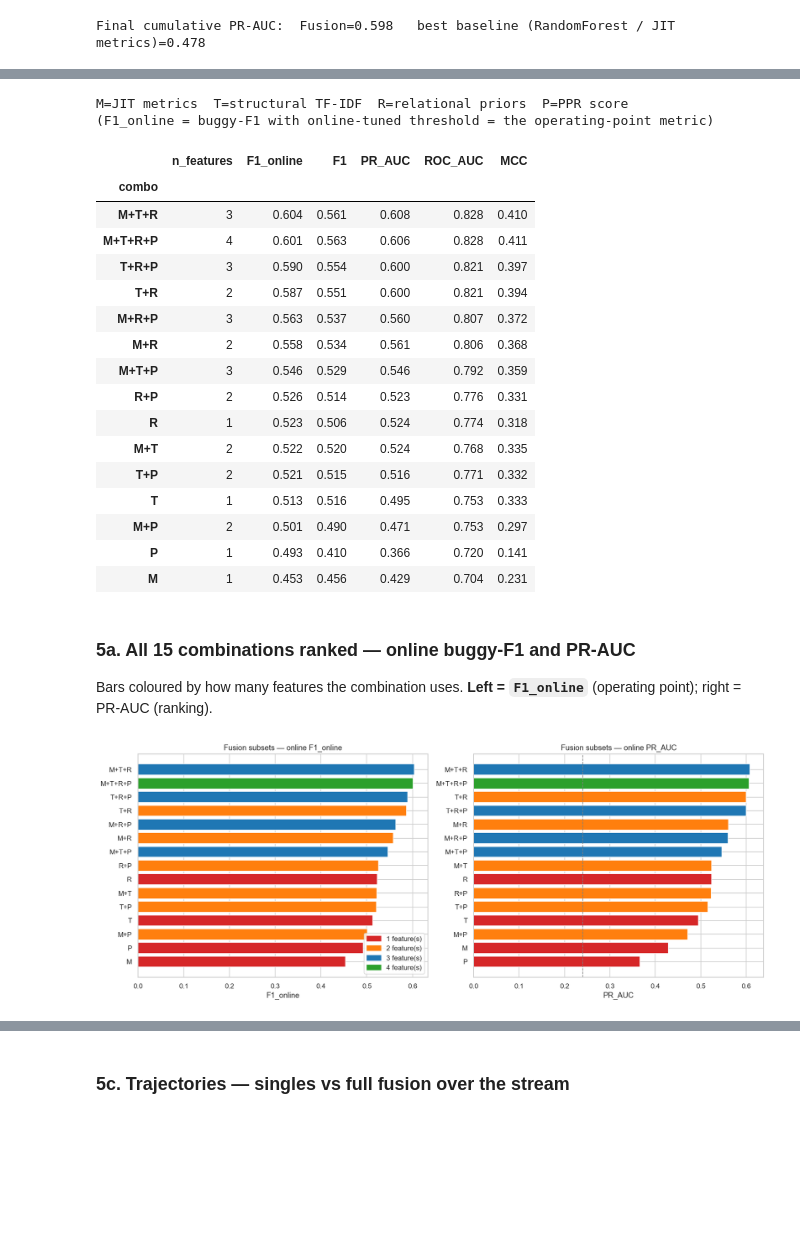
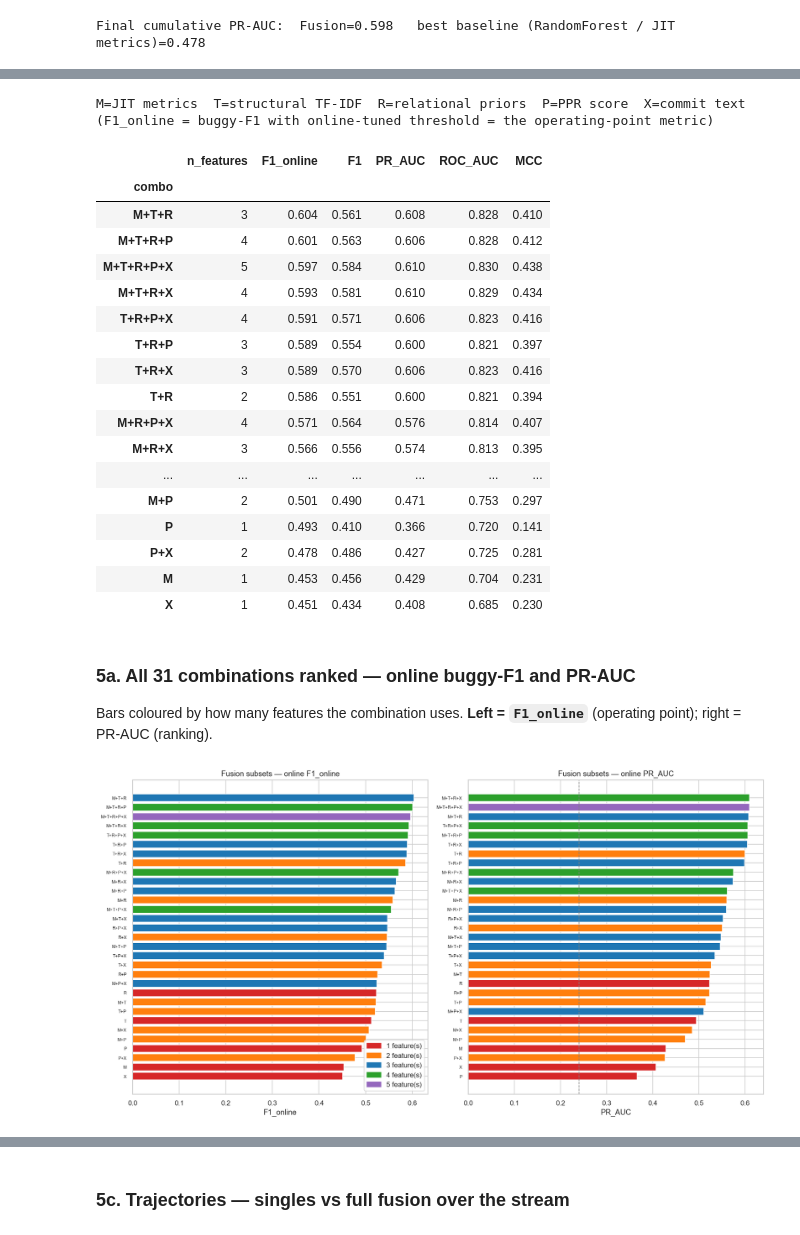
Before and after one commit to Knowledge4Software/KG-Commit, a Jupyter notebook: experiments/notebooks/online_jit_evaluation.ipynb, the cells around one changed output, grey strips where cells are left out. Drawn from its saved outputs; the diff is of its cells as text; code cells hidden in the pictures; blank space fills up the shorter version.

```diff
--- a/experiments/notebooks/online_jit_evaluation.ipynb
+++ b/experiments/notebooks/online_jit_evaluation.ipynb
@@ -130,54 +130,56 @@ PPR are identical regardless of the subset), so the 15 runs are cheap.
 # %%
 import sys; sys.path.insert(0, str(ROOT/'inference'))
 import online_jit as oj
-S = oj.precompute_streams()          # cached -> outputs/online_jit_streams.pkl
-ABL = oj.ablation_all(S)             # all 15 subsets, online prequential
+S = oj.precompute_streams()          # cached -> outputs/online_jit_streams_v2.pkl
+ABL = oj.ablation_all(S)             # all 31 subsets, online prequential
+FULL = '+'.join(oj.FEAT_ABBR[f] for f in oj.FEATURES)   # 'M+T+R+P+X'
 adf = pd.DataFrame([
     dict(combo=k, n_features=v['n'], **{m: v['cum'][m] for m in ['F1_online','F1','PR_AUC','ROC_AUC','MCC']})
     for k,v in ABL.items()
 ]).set_index('combo').sort_values('F1_online', ascending=False)
-print('M=JIT metrics  T=structural TF-IDF  R=relational priors  P=PPR score')
+print('M=JIT metrics  T=structural TF-IDF  R=relational priors  P=PPR score  X=commit text')
 print('(F1_online = buggy-F1 with online-tuned threshold = the operating-point metric)')
 adf.round(3)
 # %% [output]
-M=JIT metrics  T=structural TF-IDF  R=relational priors  P=PPR score
+M=JIT metrics  T=structural TF-IDF  R=relational priors  P=PPR score  X=commit text
 (F1_online = buggy-F1 with online-tuned threshold = the operating-point metric)
 |  | n_features | F1_online | F1 | PR_AUC | ROC_AUC | MCC |
 | combo |  |  |  |  |  |  |
 | M+T+R | 3 | 0.604 | 0.561 | 0.608 | 0.828 | 0.410 |
-| M+T+R+P | 4 | 0.601 | 0.563 | 0.606 | 0.828 | 0.411 |
-| T+R+P | 3 | 0.590 | 0.554 | 0.600 | 0.821 | 0.397 |
-| T+R | 2 | 0.587 | 0.551 | 0.600 | 0.821 | 0.394 |
-| M+R+P | 3 | 0.563 | 0.537 | 0.560 | 0.807 | 0.372 |
-| M+R | 2 | 0.558 | 0.534 | 0.561 | 0.806 | 0.368 |
-| M+T+P | 3 | 0.546 | 0.529 | 0.546 | 0.792 | 0.359 |
-| R+P | 2 | 0.526 | 0.514 | 0.523 | 0.776 | 0.331 |
-| R | 1 | 0.523 | 0.506 | 0.524 | 0.774 | 0.318 |
-| M+T | 2 | 0.522 | 0.520 | 0.524 | 0.768 | 0.335 |
-| T+P | 2 | 0.521 | 0.515 | 0.516 | 0.771 | 0.332 |
-| T | 1 | 0.513 | 0.516 | 0.495 | 0.753 | 0.333 |
+| M+T+R+P | 4 | 0.601 | 0.563 | 0.606 | 0.828 | 0.412 |
+| M+T+R+P+X | 5 | 0.597 | 0.584 | 0.610 | 0.830 | 0.438 |
+| M+T+R+X | 4 | 0.593 | 0.581 | 0.610 | 0.829 | 0.434 |
+| T+R+P+X | 4 | 0.591 | 0.571 | 0.606 | 0.823 | 0.416 |
+| T+R+P | 3 | 0.589 | 0.554 | 0.600 | 0.821 | 0.397 |
+| T+R+X | 3 | 0.589 | 0.570 | 0.606 | 0.823 | 0.416 |
+| T+R | 2 | 0.586 | 0.551 | 0.600 | 0.821 | 0.394 |
+| M+R+P+X | 4 | 0.571 | 0.564 | 0.576 | 0.814 | 0.407 |
+| M+R+X | 3 | 0.566 | 0.556 | 0.574 | 0.813 | 0.395 |
+| ... | ... | ... | ... | ... | ... | ... |
 | M+P | 2 | 0.501 | 0.490 | 0.471 | 0.753 | 0.297 |
 | P | 1 | 0.493 | 0.410 | 0.366 | 0.720 | 0.141 |
+| P+X | 2 | 0.478 | 0.486 | 0.427 | 0.725 | 0.281 |
 | M | 1 | 0.453 | 0.456 | 0.429 | 0.704 | 0.231 |
+| X | 1 | 0.451 | 0.434 | 0.408 | 0.685 | 0.230 |
 # %% [markdown]
-### 5a. All 15 combinations ranked — online buggy-F1 and PR-AUC
+### 5a. All 31 combinations ranked — online buggy-F1 and PR-AUC
 Bars coloured by how many features the combination uses. **Left = `F1_online`**
 (operating point); right = PR-AUC (ranking).
 # %%
-cmap = {1:'#d62728', 2:'#ff7f0e', 3:'#1f77b4', 4:'#2ca02c'}
-fig, ax = plt.subplots(1, 2, figsize=(15, 6))
+cmap = {1:'#d62728', 2:'#ff7f0e', 3:'#1f77b4', 4:'#2ca02c', 5:'#9467bd'}
+fig, ax = plt.subplots(1, 2, figsize=(15, 8))
 for a, metric in [(ax[0],'F1_online'), (ax[1],'PR_AUC')]:
     order = adf.sort_values(metric, ascending=True).index.tolist()
     colors = [cmap[adf.loc[c,'n_features']] for c in order]
     a.barh(range(len(order)), [adf.loc[c,metric] for c in order], color=colors)
-    a.set_yticks(range(len(order))); a.set_yticklabels(order)
+    a.set_yticks(range(len(order))); a.set_yticklabels(order, fontsize=7)
     a.set_xlabel(metric); a.set_title(f'Fusion subsets — online {metric}')
 ax[1].axvline(S['y'][S['W']:].mean(), ls='--', c='gray', lw=1)
 from matplotlib.patches import Patch
-ax[0].legend(handles=[Patch(color=cmap[k], label=f'{k} feature(s)') for k in [1,2,3,4]], loc='lower right')
+ax[0].legend(handles=[Patch(color=cmap[k], label=f'{k} feature(s)') for k in [1,2,3,4,5]], loc='lower right')
 plt.tight_layout(); plt.show()
 # %% [output]
-[figure, old version]
+[figure, new version]
 # %% [markdown]
 ### 5b. Single-feature strength and leave-one-out importance (by online F1)
 *Left:* each feature alone. *Right:* the drop in `F1_online` when each feature is
```
Also changed, not shown: parts of 8 cells of this notebook, 18 other files.
